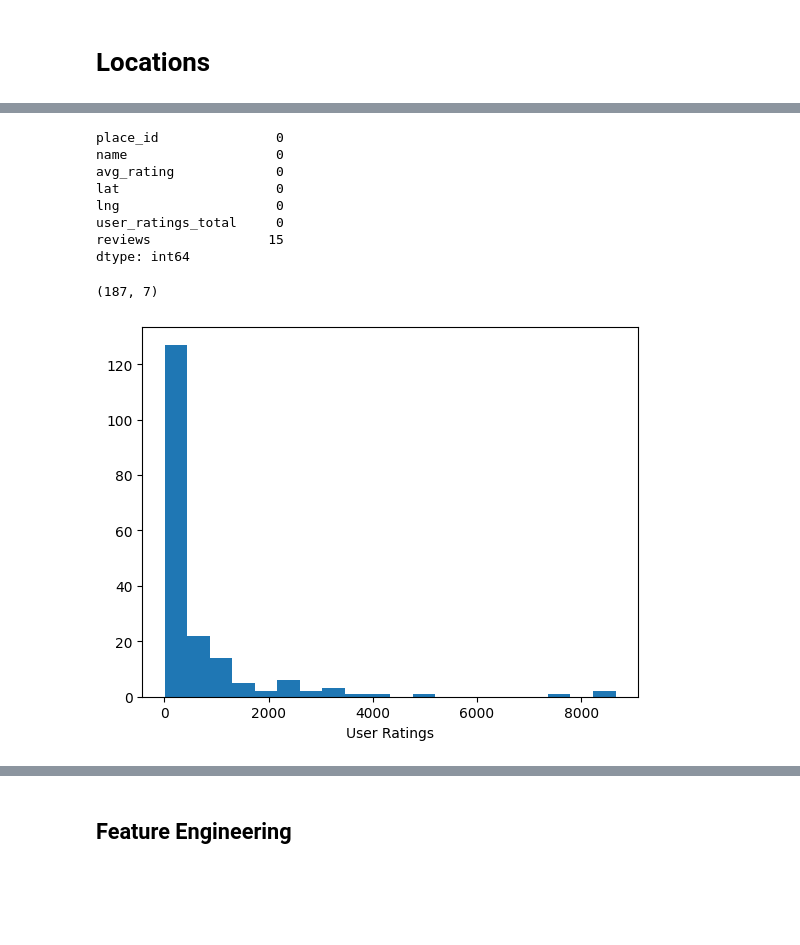
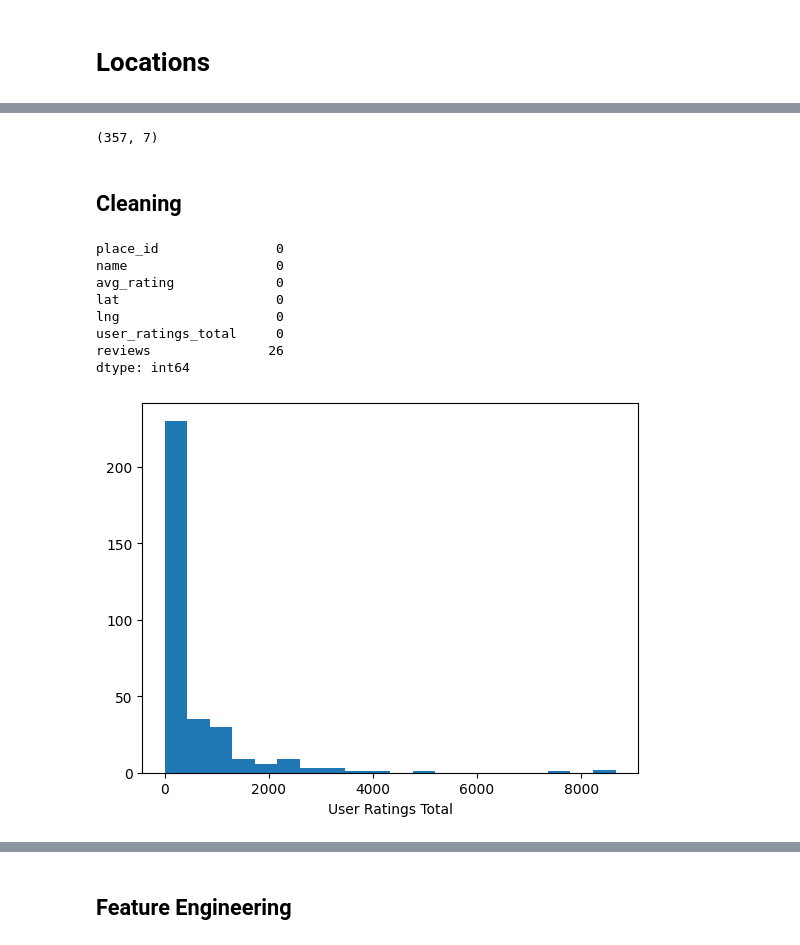
Before and after one commit to Bryce-Davidson/location-hotel-recomendation-engine, a Jupyter notebook: project.ipynb, the cells around one changed output, grey strips where cells are left out. Saved outputs shown, nothing was run; the diff lists cells and outputs as text; code cells hidden in the pictures; blank space fills up the shorter version.

```diff
--- a/project.ipynb
+++ b/project.ipynb
@@ -9,7 +9,7 @@ import numpy as np
 import matplotlib.pyplot as plt
 # %%
 # load the data
-df_locations = pd.read_csv('./locations.csv')
+df = pd.read_csv('./locations.csv')
 # %% [markdown]
 # Locations
 # %%
@@ -24,6 +24,12 @@ df_locations.head()
+# %%
+df.shape
+# %% [output]
+(357, 7)
+# %% [markdown]
+## Cleaning
 # %%
 # look at missing values as a total and a percentage
-df_locations.isnull().sum()
+df.isnull().sum()
 # %% [output]
 place_id               0
 name                   0
@@ -31,8 +37,8 @@ avg_rating             0
 lat                    0
 lng                    0
 user_ratings_total     0
-reviews               15
+reviews               26
 dtype: int64
 # %%
 # drop the rows with missing values in reviews
-df_locations.dropna(subset=['reviews'], inplace=True)
+df.dropna(subset=['reviews'], inplace=True)
@@ -42,14 +45,10 @@ df_locations = df_locations[df_locations['user_ratings_total'] >= 5]
-# %%
-df_locations.shape
-# %% [output]
-(187, 7)
 # %%
 # look at the distribution of user_ratings_total
-plt.hist(df_locations['user_ratings_total'], bins=20)
+plt.hist(df['user_ratings_total'], bins=20)
 # add an x-axis label
-plt.xlabel('User Ratings')
+plt.xlabel('User Ratings Total')
 plt.show()
 # %% [output]
-[figure, old version]
+[figure, new version]
 # %%
 # plot the CDF of user_ratings_total as a line
```
Also changed, not shown: parts of 18 cells of this notebook, 7 other files.
